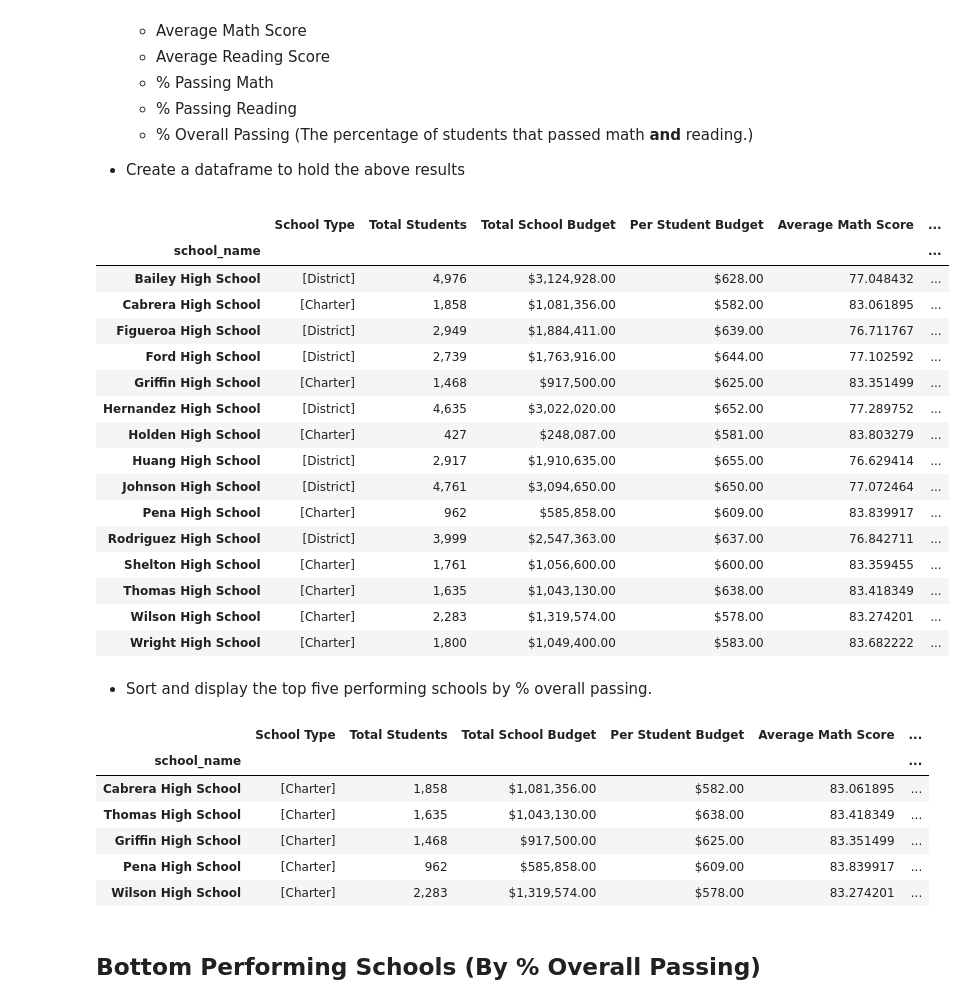
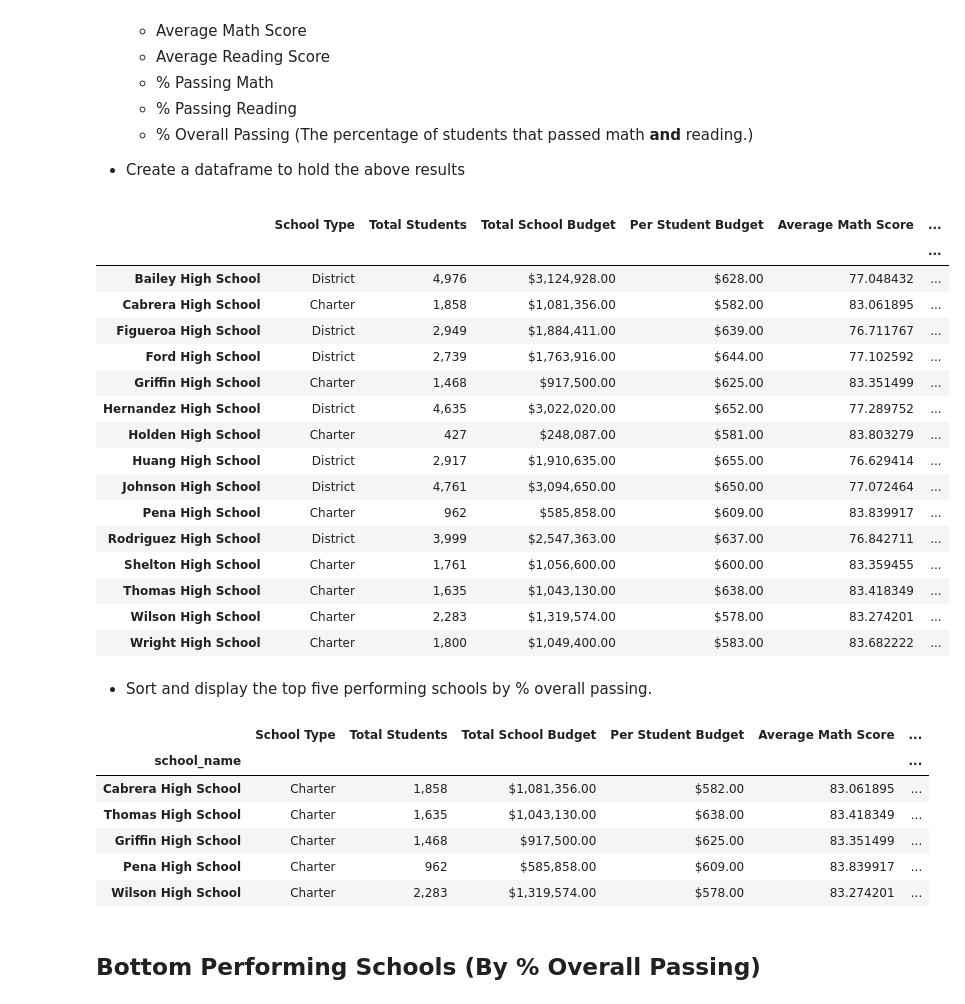
Before and after one commit to byronpineda225/pandas-challenge, a Jupyter notebook: PyCitySchools/PyCitySchools_starter.ipynb, the cells around one changed output. Saved outputs shown, nothing was run; the diff lists cells and outputs as text; code cells hidden in the pictures.

```diff
--- a/PyCitySchools/PyCitySchools_starter.ipynb
+++ b/PyCitySchools/PyCitySchools_starter.ipynb
@@ -115,14 +126,12 @@ district_summary_df.head()
 # %%
 # School Names Grouped
 schools_grouped = school_data_complete.groupby("school_name")
-schools_grouped.count().head()
 
 # School Types
 school_types = schools_grouped["type"].unique()
-#print(school_types)
 
-# Total Students
-tot_students_per_school = schools_grouped["student_name"].count()
+# Total Students per school
+tot_students_per_school = schools_grouped["Student ID"].count()
 #print(tot_students_per_school)
 
 # Total School Budget
@@ -140,64 +149,57 @@ avg_math_score = schools_grouped["math_score"].mean()
 # Average Reading Score
 avg_reading_score = schools_grouped["reading_score"].mean()
 #avg_reading_score.head()
 
 # % Passing Math
-pass_math = school_data_complete.loc[school_data_complete["math_score"] >= 70]
-#print(pass_math_pass)
-pass_math_grouping = pass_math.groupby(["school_name"]).count()
-#print(pass_math_group)
-pass_math_pct = (pass_math_grouping["math_score"]/tot_students_per_school)
-#print(pass_math_pct)
+pass_math_pct = school_data_complete.loc[school_data_complete["math_score"] >= 70].groupby("school_name")["Student ID"].count()/tot_students_per_school
 
 # % Passing Reading
-pass_reading = school_data_complete.loc[school_data_complete["reading_score"] >= 70]
-pass_reading_grouping = pass_reading.groupby(["school_name"]).count()
-pass_reading_pct = (pass_reading_grouping["reading_score"]/tot_students_per_school)
+pass_reading_pct = school_data_complete.loc[school_data_complete["reading_score"] >= 70].groupby("school_name")["Student ID"].count()/tot_students_per_school
 
-# % Overall Passing -The percentage of students that passed math and reading
-pass_both = school_data_complete.loc[(school_data_complete["math_score"] >= 70) &
-                                     (school_data_complete["reading_score"] >= 70)]
-pass_both_grouping = pass_both.groupby(["school_name"]).count()
-overall_passing_pct = ((pass_both_grouping["math_score"])/(tot_students_per_school)
-                      +(pass_both_grouping["reading_score"]))/(tot_students_per_school)
+overall_passing_pct = school_data_complete.loc[(school_data_complete["math_score"] >= 70) &
+                    (school_data_complete["reading_score"] >= 70)].groupby("school_name")["Student ID"].count()/tot_students_per_school
 
 # Create a dataframe to hold the above results
 school_summary_df = pd.DataFrame({
                                   "School Type":school_types,
                                   "Total Students":tot_students_per_school.astype(int),
                                   "Total School Budget":tot_school_budget_per_school,
                                   "Per Student Budget":per_student_budget,
                                   "Average Math Score":avg_math_score,
                                   "Average Reading Score":avg_reading_score,
                                   "% Passing Math":pass_math_pct*100,
                                   "% Passing Reading":pass_reading_pct*100,
                                   "% Overall Passing":overall_passing_pct*100
                                 })
 
+# Hide the "school_name" column from appearing above the actual school names
+school_summary_df.index.name = ""
+
 # Optional: give the displayed data cleaner formatting
 school_summary_df['Total Students'] = school_summary_df['Total Students'].map("{:,}".format)
 school_summary_df['Total School Budget'] = school_summary_df['Total School Budget'].astype(int).map("${:,.2f}".format)
 school_summary_df['Per Student Budget'] = school_summary_df['Per Student Budget'].astype(int).map("${:,.2f}".format)
+school_summary_df["School Type"] = school_summary_df["School Type"].str[0]
 
 school_summary_df.head(20)
 # %% [output]
 |  | School Type | Total Students | Total School Budget | Per Student Budget | Average Math Score | ... |
-| school_name |  |  |  |  |  | ... |
-| Bailey High School | [District] | 4,976 | $3,124,928.00 | $628.00 | 77.048432 | ... |
-| Cabrera High School | [Charter] | 1,858 | $1,081,356.00 | $582.00 | 83.061895 | ... |
-| Figueroa High School | [District] | 2,949 | $1,884,411.00 | $639.00 | 76.711767 | ... |
-| Ford High School | [District] | 2,739 | $1,763,916.00 | $644.00 | 77.102592 | ... |
-| Griffin High School | [Charter] | 1,468 | $917,500.00 | $625.00 | 83.351499 | ... |
-| Hernandez High School | [District] | 4,635 | $3,022,020.00 | $652.00 | 77.289752 | ... |
-| Holden High School | [Charter] | 427 | $248,087.00 | $581.00 | 83.803279 | ... |
-| Huang High School | [District] | 2,917 | $1,910,635.00 | $655.00 | 76.629414 | ... |
-| Johnson High School | [District] | 4,761 | $3,094,650.00 | $650.00 | 77.072464 | ... |
-| Pena High School | [Charter] | 962 | $585,858.00 | $609.00 | 83.839917 | ... |
-| Rodriguez High School | [District] | 3,999 | $2,547,363.00 | $637.00 | 76.842711 | ... |
-| Shelton High School | [Charter] | 1,761 | $1,056,600.00 | $600.00 | 83.359455 | ... |
-| Thomas High School | [Charter] | 1,635 | $1,043,130.00 | $638.00 | 83.418349 | ... |
-| Wilson High School | [Charter] | 2,283 | $1,319,574.00 | $578.00 | 83.274201 | ... |
-| Wright High School | [Charter] | 1,800 | $1,049,400.00 | $583.00 | 83.682222 | ... |
+|  |  |  |  |  |  | ... |
+| Bailey High School | District | 4,976 | $3,124,928.00 | $628.00 | 77.048432 | ... |
+| Cabrera High School | Charter | 1,858 | $1,081,356.00 | $582.00 | 83.061895 | ... |
+| Figueroa High School | District | 2,949 | $1,884,411.00 | $639.00 | 76.711767 | ... |
+| Ford High School | District | 2,739 | $1,763,916.00 | $644.00 | 77.102592 | ... |
+| Griffin High School | Charter | 1,468 | $917,500.00 | $625.00 | 83.351499 | ... |
+| Hernandez High School | District | 4,635 | $3,022,020.00 | $652.00 | 77.289752 | ... |
+| Holden High School | Charter | 427 | $248,087.00 | $581.00 | 83.803279 | ... |
+| Huang High School | District | 2,917 | $1,910,635.00 | $655.00 | 76.629414 | ... |
+| Johnson High School | District | 4,761 | $3,094,650.00 | $650.00 | 77.072464 | ... |
+| Pena High School | Charter | 962 | $585,858.00 | $609.00 | 83.839917 | ... |
+| Rodriguez High School | District | 3,999 | $2,547,363.00 | $637.00 | 76.842711 | ... |
+| Shelton High School | Charter | 1,761 | $1,056,600.00 | $600.00 | 83.359455 | ... |
+| Thomas High School | Charter | 1,635 | $1,043,130.00 | $638.00 | 83.418349 | ... |
+| Wilson High School | Charter | 2,283 | $1,319,574.00 | $578.00 | 83.274201 | ... |
+| Wright High School | Charter | 1,800 | $1,049,400.00 | $583.00 | 83.682222 | ... |
 # %%
 ## Top Performing Schools (By % Overall Passing)
 # %% [markdown]
@@ -210,11 +212,11 @@ top5schools.head()
 # %% [output]
 |  | School Type | Total Students | Total School Budget | Per Student Budget | Average Math Score | ... |
 | school_name |  |  |  |  |  | ... |
-| Cabrera High School | [Charter] | 1,858 | $1,081,356.00 | $582.00 | 83.061895 | ... |
-| Thomas High School | [Charter] | 1,635 | $1,043,130.00 | $638.00 | 83.418349 | ... |
-| Griffin High School | [Charter] | 1,468 | $917,500.00 | $625.00 | 83.351499 | ... |
-| Pena High School | [Charter] | 962 | $585,858.00 | $609.00 | 83.839917 | ... |
-| Wilson High School | [Charter] | 2,283 | $1,319,574.00 | $578.00 | 83.274201 | ... |
+| Cabrera High School | Charter | 1,858 | $1,081,356.00 | $582.00 | 83.061895 | ... |
+| Thomas High School | Charter | 1,635 | $1,043,130.00 | $638.00 | 83.418349 | ... |
+| Griffin High School | Charter | 1,468 | $917,500.00 | $625.00 | 83.351499 | ... |
+| Pena High School | Charter | 962 | $585,858.00 | $609.00 | 83.839917 | ... |
+| Wilson High School | Charter | 2,283 | $1,319,574.00 | $578.00 | 83.274201 | ... |
 # %% [markdown]
 ## Bottom Performing Schools (By % Overall Passing)
 # %% [markdown]
```
Also changed, not shown: parts of 13 cells of this notebook.
